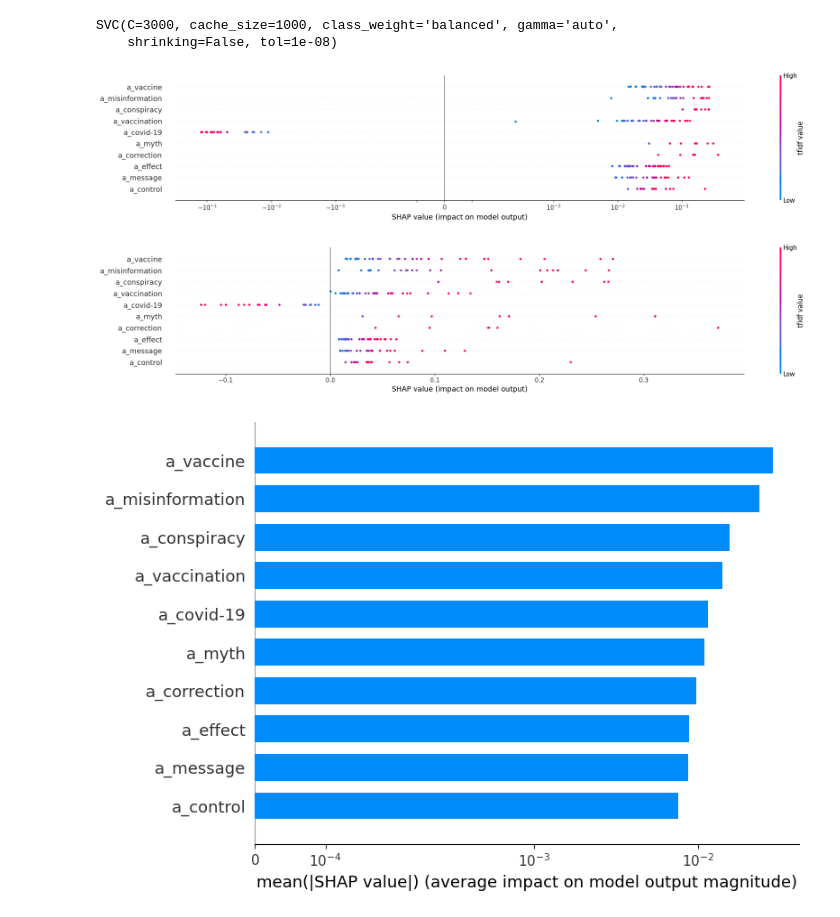
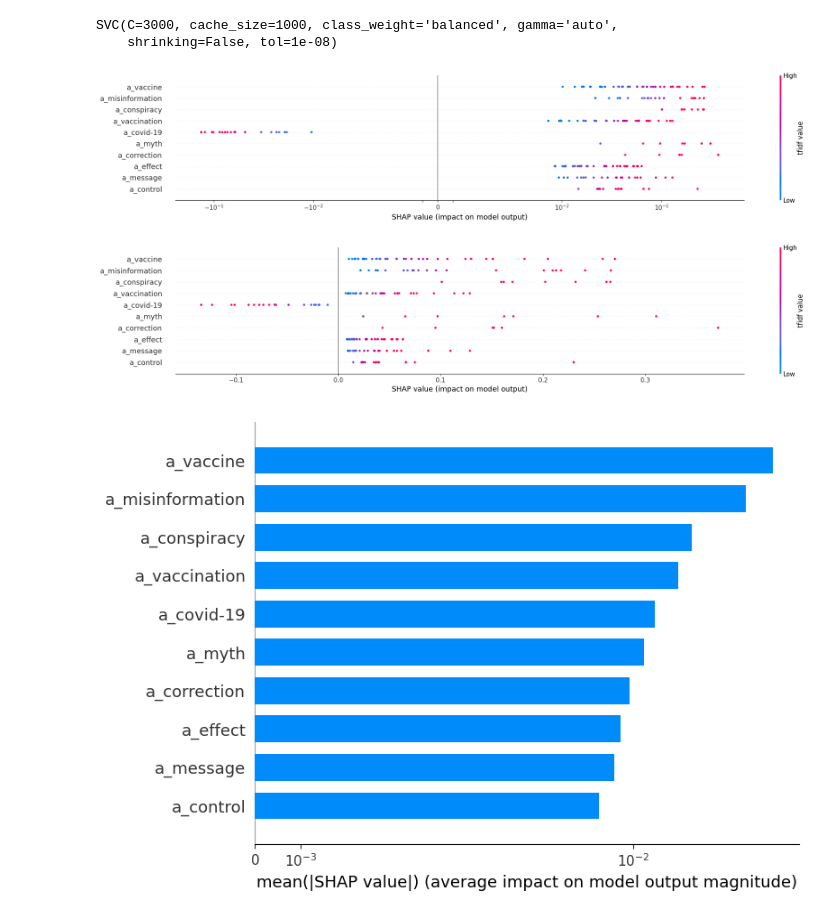
Before and after one commit to samjmolyneux/eppi-text-classification, a Jupyter notebook: notebooks/svm/svm_binary.ipynb, the cells around one changed output. Saved outputs shown, nothing was run; the diff lists cells and outputs as text; code cells hidden in the pictures.

```diff
--- a/notebooks/svm/svm_binary.ipynb
+++ b/notebooks/svm/svm_binary.ipynb
@@ -117,20 +117,20 @@ binary_train_valid_confusion_plotly(
 # %%
 # EXLPAIN THE MODEL
 
 from eppi_text_classification.shap_plotter import ShapPlotter
 
-shap_plotter = ShapPlotter(model, X_test[:100], feature_names, kernel_nsamples=256)
+shap_plotter = ShapPlotter(model, X_test[:100], feature_names)
 
 dot_plot = shap_plotter.dot_plot(num_display=10, log_scale=True)
 dot_plot.show()
 dot_plot = shap_plotter.dot_plot(num_display=10, log_scale=False)
 dot_plot.show()
 bar_plot = shap_plotter.bar_chart()
 bar_plot.show()
 # %% [output]
-[figure, old version]
+[figure, new version]
-[figure, old version]
+[figure, new version]
-[figure, old version]
+[figure, new version]
 # %%
 # MAKE THE DECISION PLOTS
 
```
Also changed, not shown: parts of 3 cells of this notebook, 3 other files.
